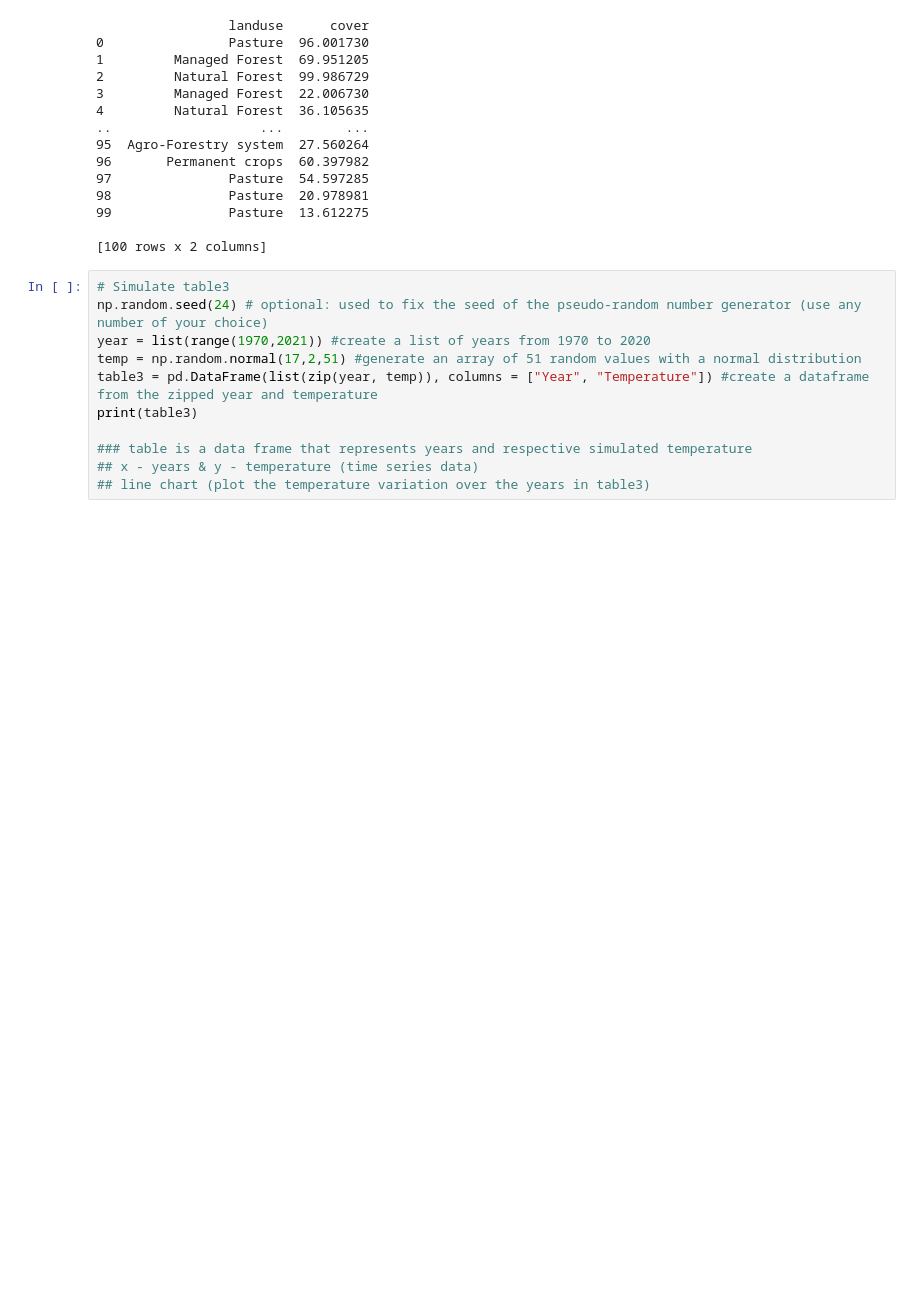
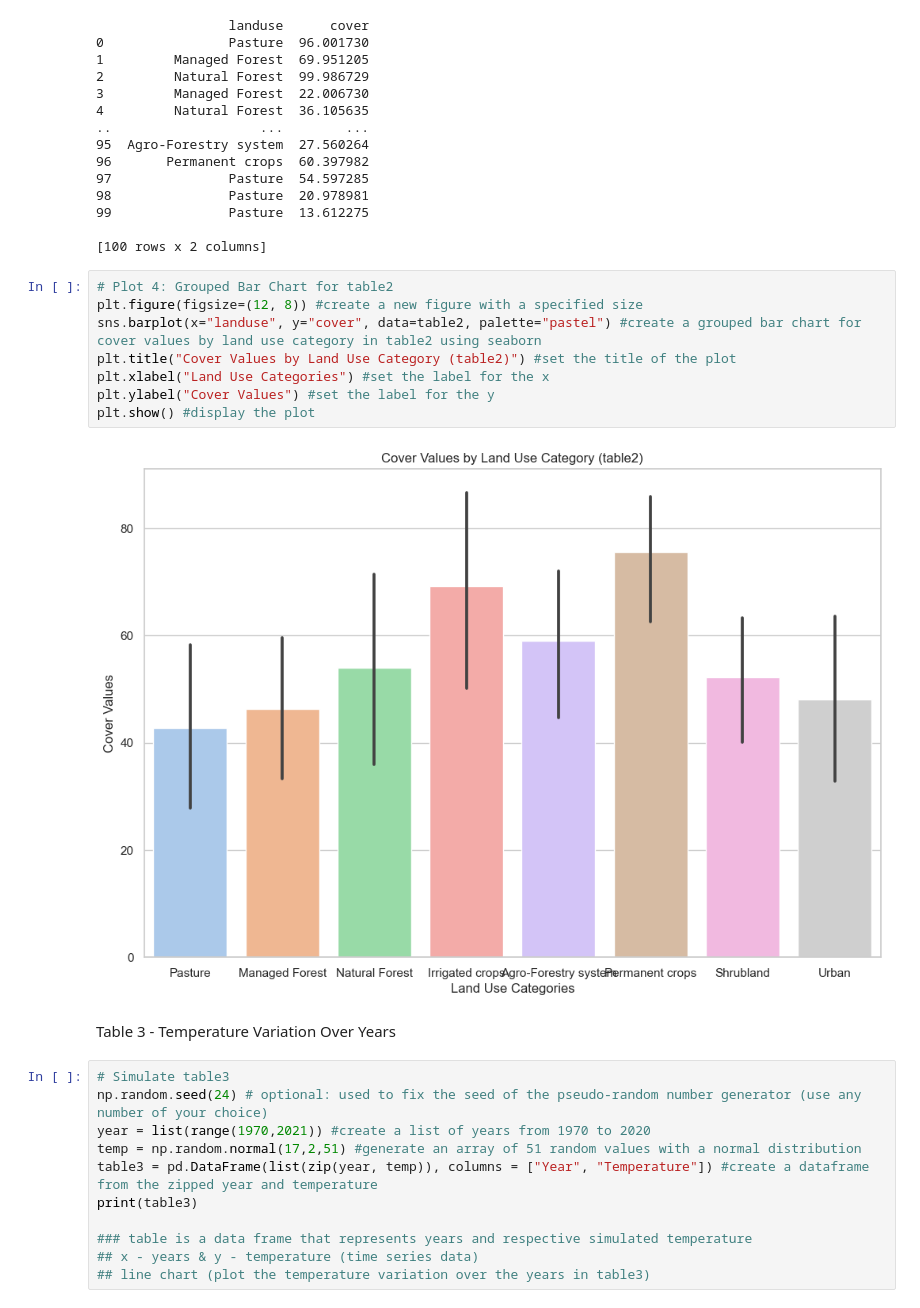
Before and after one commit to isa-ulisboa/greends-avcad-2024, a Jupyter notebook: people/SofiaRodrigues/Ex02_charts.ipynb, the cells around one changed output. Cells and saved outputs as stored; diff of their text form; blank space fills up the shorter version.

```diff
--- a/people/SofiaRodrigues/Ex02_charts.ipynb
+++ b/people/SofiaRodrigues/Ex02_charts.ipynb
@@ -97,6 +140,18 @@ print(table2)
 99               Pasture  13.612275
 
 [100 rows x 2 columns]
+# %%
+# Plot 4: Grouped Bar Chart for table2
+plt.figure(figsize=(12, 8)) #create a new figure with a specified size
+sns.barplot(x="landuse", y="cover", data=table2, palette="pastel") #create a grouped bar chart for cover values by land use category in table2 using seaborn
+plt.title("Cover Values by Land Use Category (table2)") #set the title of the plot
+plt.xlabel("Land Use Categories") #set the label for the x
+plt.ylabel("Cover Values") #set the label for the y
+plt.show() #display the plot
+# %% [output]
+[figure, added]
+# %% [markdown]
+Table 3 - Temperature Variation Over Years
 # %%
 # Simulate table3
 np.random.seed(24) # optional: used to fix the seed of the pseudo-random number generator (use any number of your choice)
```
Also changed, not shown: parts of 14 cells of this notebook.
